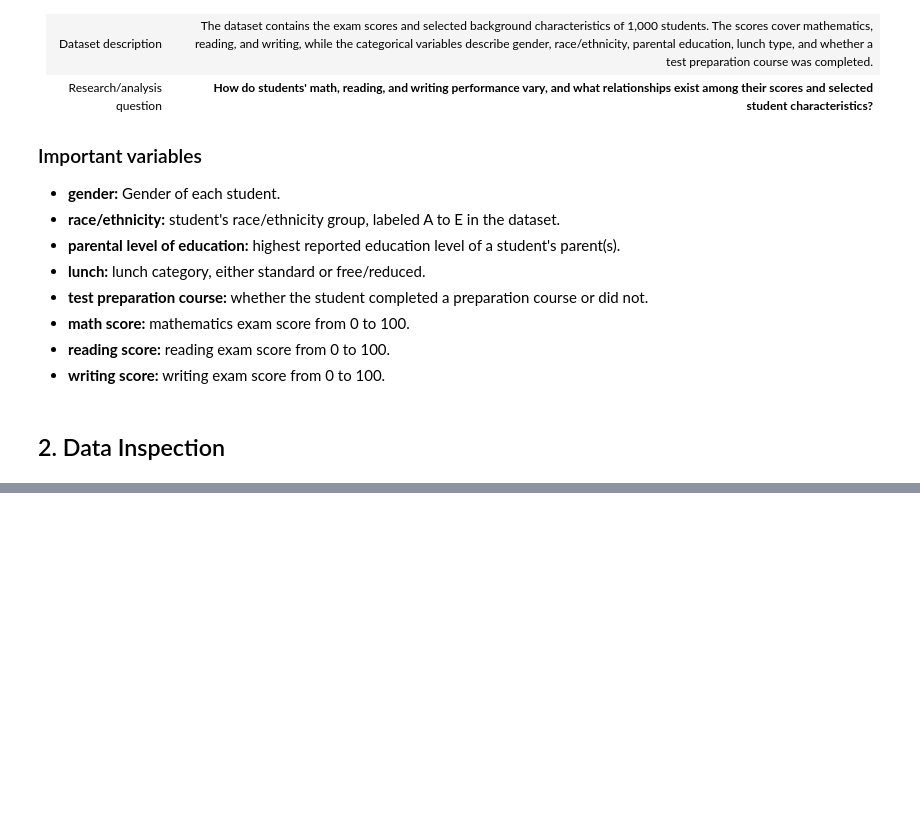
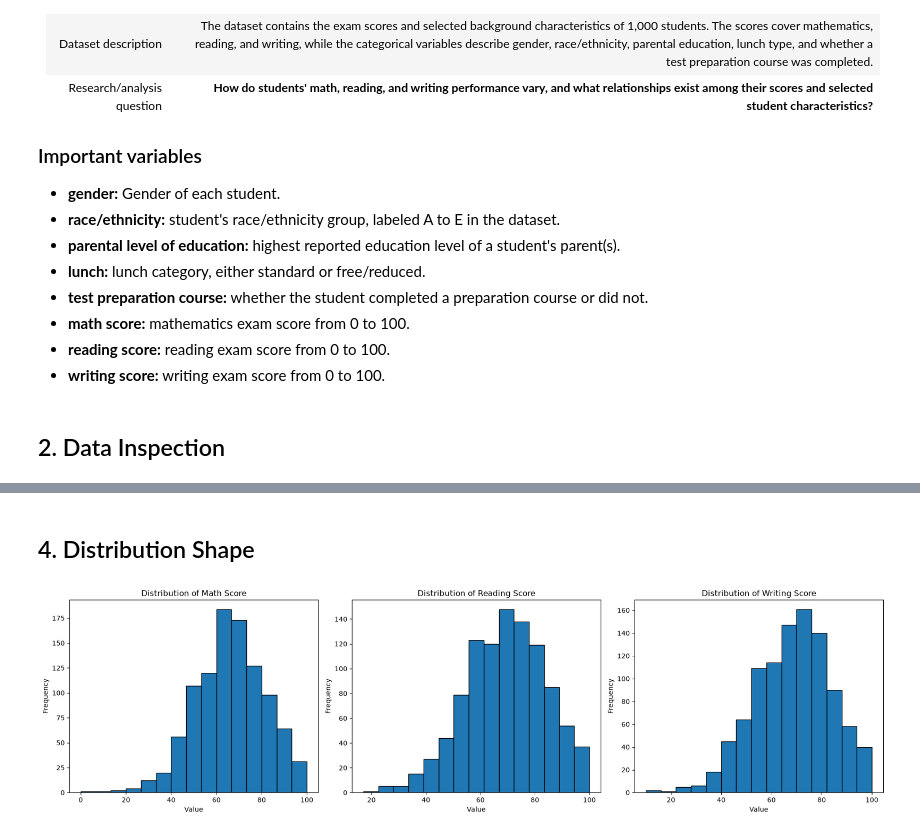
Before and after one commit to WeirdBlueFish/Students_Performance_in_Exams, a Jupyter notebook: main.ipynb, the cells around one changed output, grey strips where cells are left out. Cells and saved outputs as stored; diff of their text form; code cells hidden in the pictures; blank space fills up the shorter version.

Commit message:
Distribution & Skewness

```diff
--- a/main.ipynb
+++ b/main.ipynb
@@ -36,22 +36,23 @@ import numpy as np
 import matplotlib.pyplot as plt
 from scipy.stats import skew, kurtosis, pearsonr, spearmanr
 from pathlib import Path
+from IPython.display import display
 import kagglehub
 import shutil
 import os
 
-# Download latest version
-path = kagglehub.dataset_download("spscientist/students-performance-in-exams")
-project_path = os.getcwd()
-target_dir = os.path.join(project_path, "data")
+# # Download latest version
+# path = kagglehub.dataset_download("spscientist/students-performance-in-exams")
+# project_path = os.getcwd()
+# target_dir = os.path.join(project_path, "data")
+#
+# if os.path.exists(target_dir):
+#     shutil.rmtree(target_dir)
+# shutil.copytree(path, target_dir)
+#
+# print(f"Dataset successfully downloaded to {target_dir}")
 
-if os.path.exists(target_dir):
-    shutil.rmtree(target_dir)
-shutil.copytree(path, target_dir)
-
-print(f"Dataset successfully downloaded to {target_dir}")
-
-df = pd.read_csv('data/StudentsPerformance.csv')
+df: pd.DataFrame = pd.read_csv('data/StudentsPerformance.csv')
 print('Shape:', df.shape)
 print(df.head())
 # %% [output]
@@ -72,0 +173,10 @@ Shape: (1000, 8)
+# %%
+num_cols = ['math score', 'reading score', 'writing score']
+
+central = pd.DataFrame({
+    'mean': df[num_cols].mean(),
+    'median': df[num_cols].median(),
+    'mode': df[num_cols].mode().iloc[0],
+})
+central.index.name = 'Variables'
+display(central)
@@ -72,0 +250,14 @@ Shape: (1000, 8)
+# %% [markdown]
+## 4. Distribution Shape
+# %%
+fig, axes = plt.subplots(1, 3, figsize=(18, 5))
+
+for ax, col in zip(axes, num_cols):
+    ax.hist(df[col], bins=15, edgecolor='black')
+    ax.set_title(f'Distribution of {col.title()}')
+    ax.set_xlabel('Value')
+    ax.set_ylabel('Frequency')
+plt.tight_layout()
+plt.show()
+# %% [output]
+[figure, added]
```
Also changed, not shown: parts of 16 cells of this notebook.
